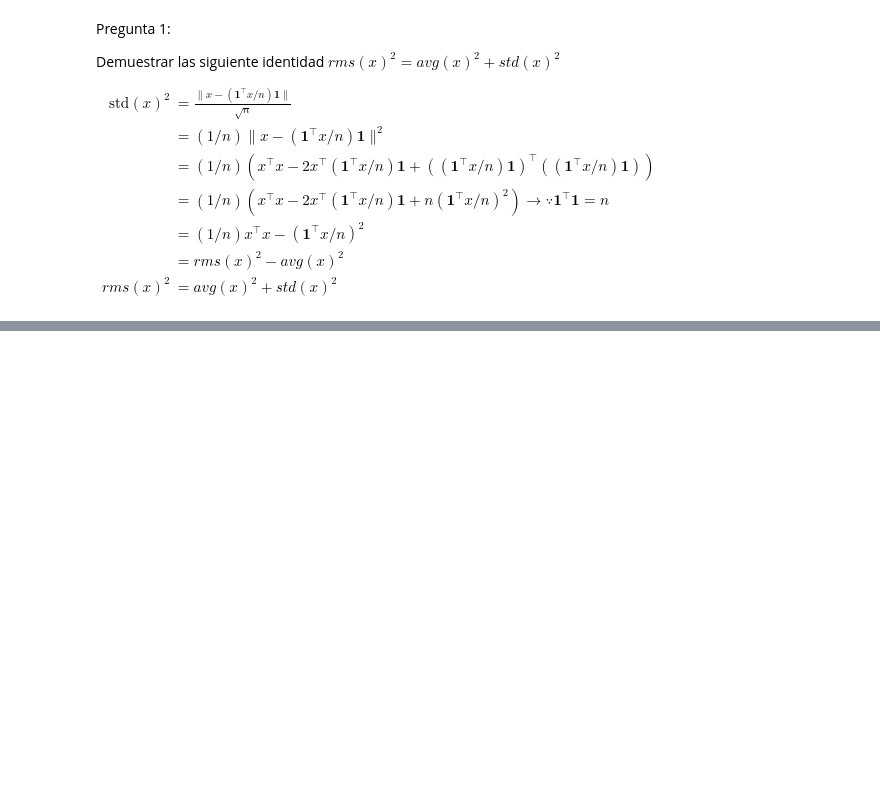
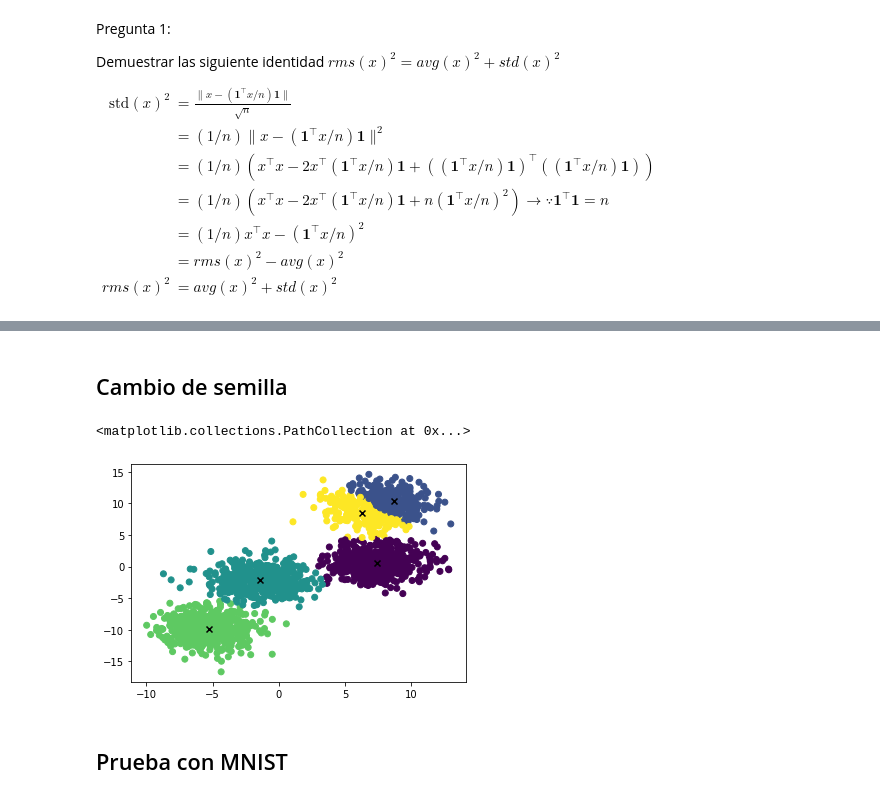
Before and after one commit to hperaltav/tareasmia, a Jupyter notebook: Untitled.ipynb, the cells around one changed output, grey strips where cells are left out. Saved outputs shown, nothing was run; the diff lists cells and outputs as text; code cells hidden in the pictures; blank space fills up the shorter version.

```diff
--- a/Untitled.ipynb
+++ b/Untitled.ipynb
@@ -42,0 +105,16 @@ data
+# %% [markdown]
+## Cambio de semilla
+# %%
+#genera representantes y el K
+#k=5 y semilla=25222
+Z0 = rep_inicial(5, X, semilla=25222)
+
+#calcula
+clusters, repfinal = k_means_fit(X, Z0, 100)
+plt.scatter(X[:,0], X[:,1], c=clusters)
+plt.scatter(repfinal[:,0],repfinal[:,1], c='black', marker='x')
+# %% [output]
+<matplotlib.collections.PathCollection at 0x...>
+[figure, added]
+# %% [markdown]
+## Prueba con MNIST
```
Also changed, not shown: parts of 13 cells of this notebook.
